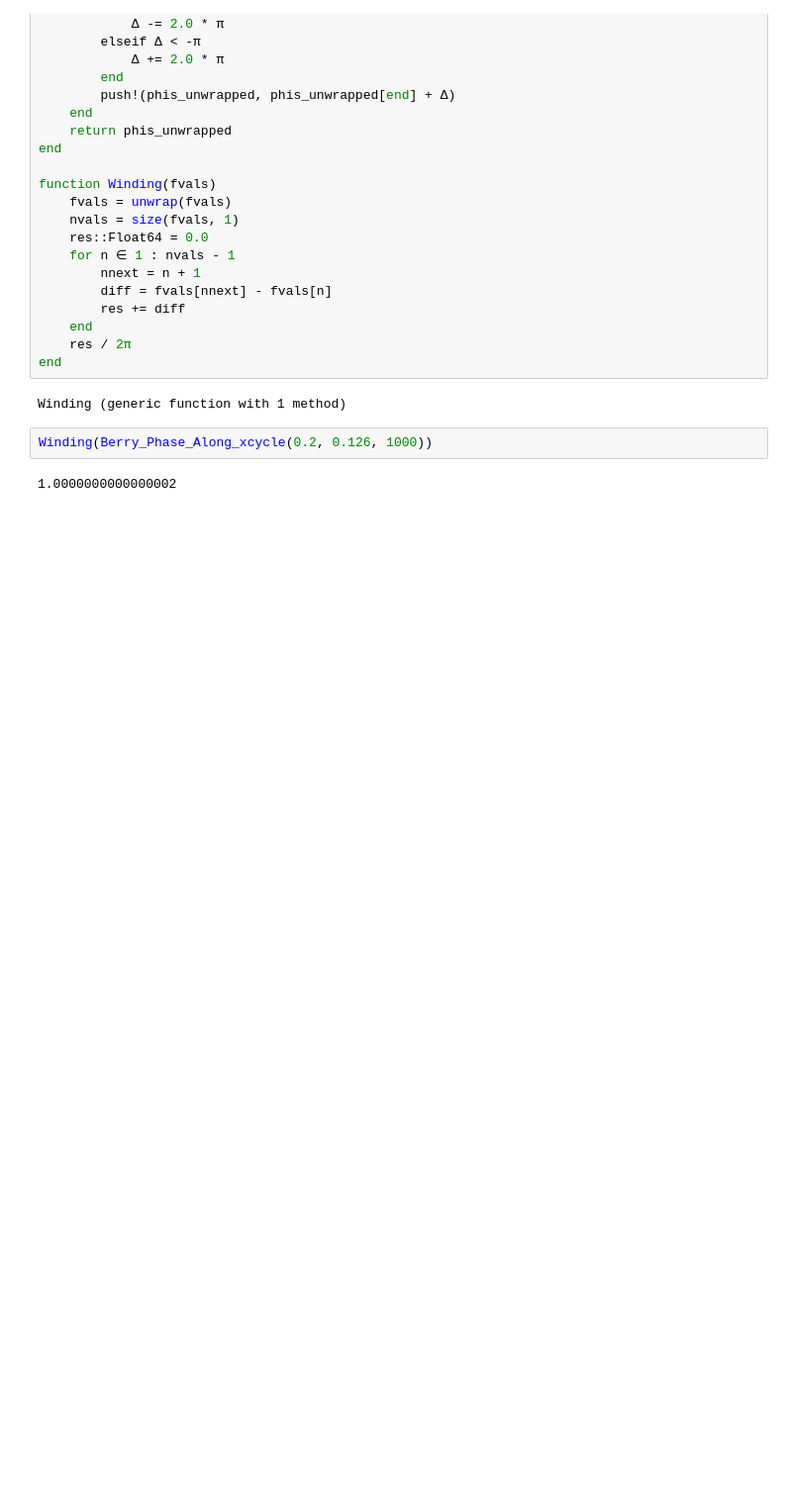
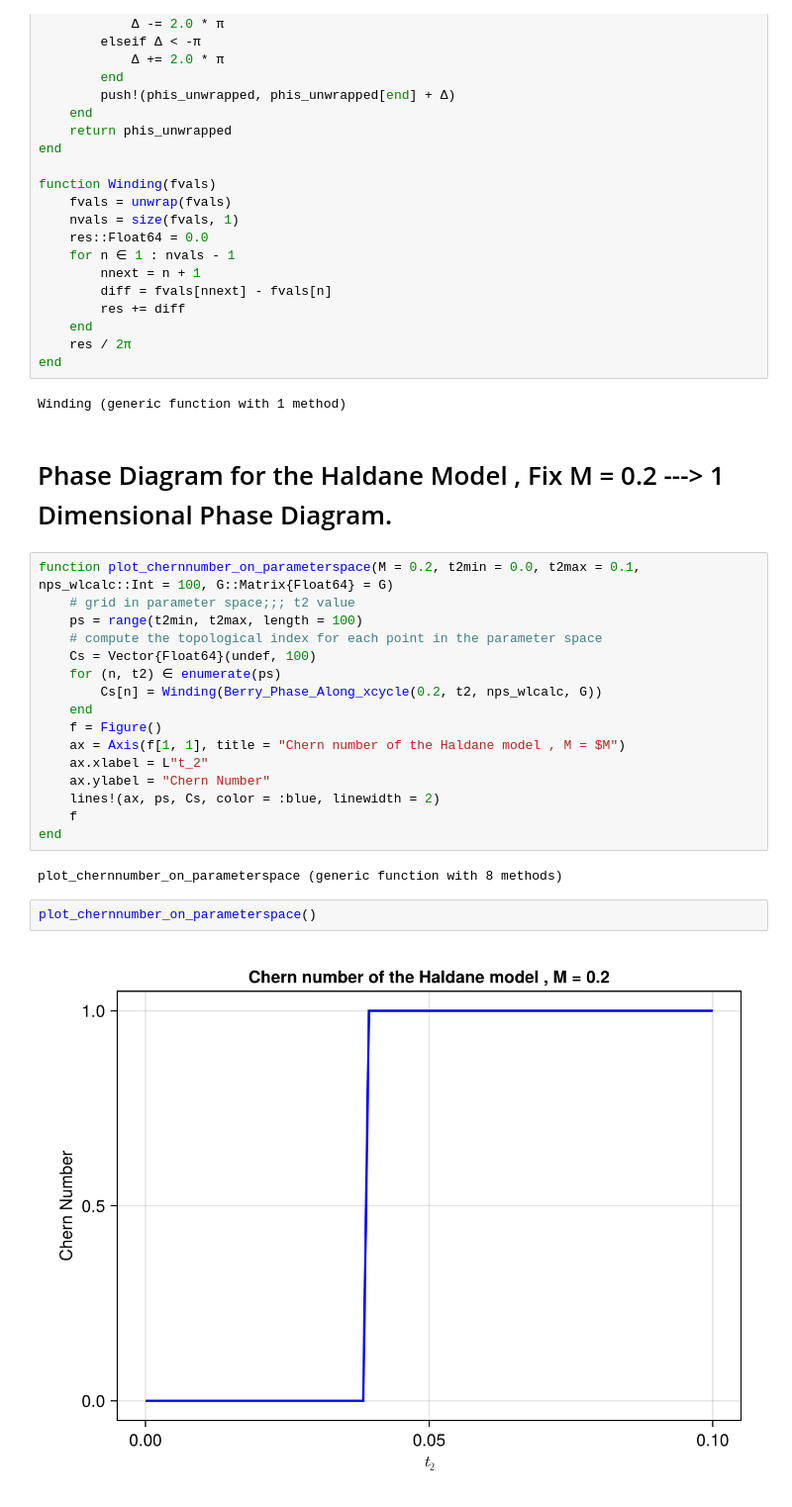
Before and after one commit to nabil-atlam/kagome, a Jupyter notebook: KagomeTransport/notebooks/HaldanePhaseDiagram.ipynb, the cells around one changed output. Shown at 99% size. Drawn from its saved outputs; the diff is of its cells as text; blank space fills up the shorter version.

```diff
--- a/KagomeTransport/notebooks/HaldanePhaseDiagram.ipynb
+++ b/KagomeTransport/notebooks/HaldanePhaseDiagram.ipynb
@@ -262,7 +262,27 @@ function Winding(fvals)
 end
 # %% [output]
 Winding (generic function with 1 method)
-# %%
-Winding(Berry_Phase_Along_xcycle(0.2, 0.126, 1000))
-# %% [output]
-1.0000000000000002
+# %% [markdown]
+# Phase Diagram for the Haldane Model , Fix M = 0.2 ---> 1 Dimensional Phase Diagram.
+# %%
+function plot_chernnumber_on_parameterspace(M = 0.2, t2min = 0.0, t2max = 0.1, nps_wlcalc::Int = 100, G::Matrix{Float64} = G)
+    # grid in parameter space;;; t2 value
+    ps = range(t2min, t2max, length = 100)
+    # compute the topological index for each point in the parameter space
+    Cs = Vector{Float64}(undef, 100)
+    for (n, t2) ∈ enumerate(ps)
+        Cs[n] = Winding(Berry_Phase_Along_xcycle(0.2, t2, nps_wlcalc, G))
+    end
+    f = Figure()
+    ax = Axis(f[1, 1], title = "Chern number of the Haldane model , M = $M")
+    ax.xlabel = L"t_2"
+    ax.ylabel = "Chern Number"
+    lines!(ax, ps, Cs, color = :blue, linewidth = 2)
+    f
+end
+# %% [output]
+plot_chernnumber_on_parameterspace (generic function with 8 methods)
+# %%
+plot_chernnumber_on_parameterspace()
+# %% [output]
+[figure, added]
```
